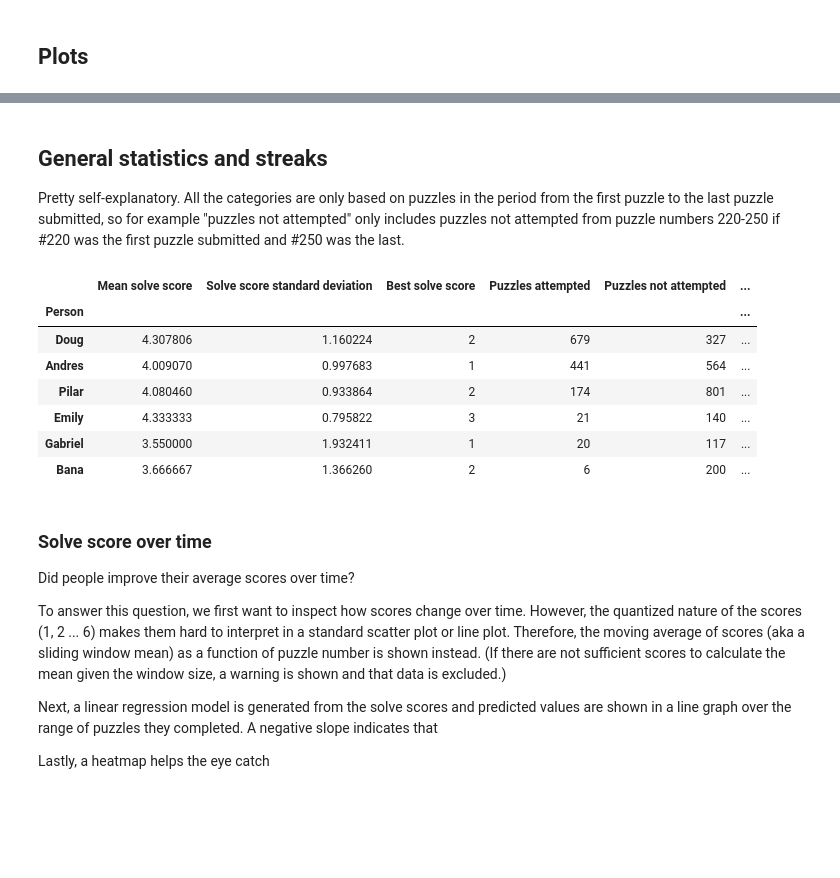
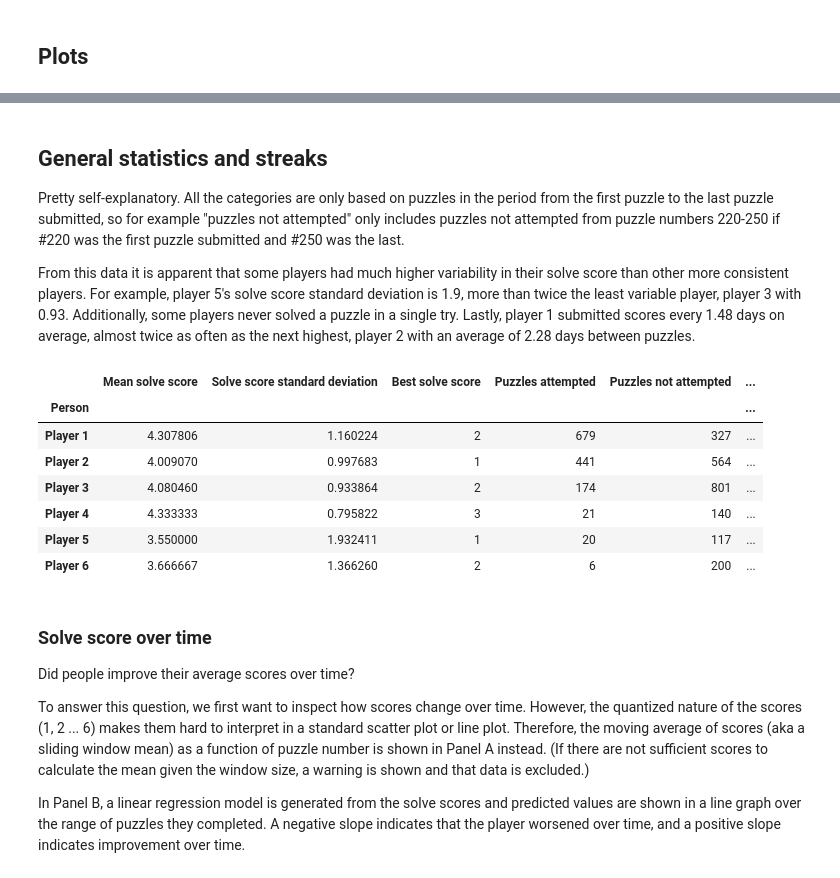
Before and after one commit to craneab/Wordle-Analyzer, a Jupyter notebook: Data Analysis.ipynb, the cells around one changed output, grey strips where cells are left out. Saved outputs shown, nothing was run; the diff lists cells and outputs as text; code cells hidden in the pictures; blank space fills up the shorter version.

```diff
--- a/Data Analysis.ipynb
+++ b/Data Analysis.ipynb
@@ -94,27 +97,27 @@ for i in range(len(ax)):
 ## General statistics and streaks
 
 Pretty self-explanatory. All the categories are only based on puzzles in the period from the first puzzle to the last puzzle submitted, so for example "puzzles not attempted" only includes puzzles not attempted from puzzle numbers 220-250 if #220 was the first puzzle submitted and #250 was the last.
+
+From this data it is apparent that some players had much higher variability in their solve score than other more consistent players. For example, player 5's solve score standard deviation is 1.9, more than twice the least variable player, player 3 with 0.93. Additionally, some players never solved a puzzle in a single try. Lastly, player 1 submitted scores every 1.48 days on average, almost twice as often as the next highest, player 2 with an average of 2.28 days between puzzles.
-# %%
-display(data.stats())
-# %% [output]
-|  | Mean solve score | Solve score standard deviation | Best solve score | Puzzles attempted | Puzzles not attempted | ... |
-| Person |  |  |  |  |  | ... |
-| Doug | 4.307806 | 1.160224 | 2 | 679 | 327 | ... |
-| Andres | 4.009070 | 0.997683 | 1 | 441 | 564 | ... |
-| Pilar | 4.080460 | 0.933864 | 2 | 174 | 801 | ... |
-| Emily | 4.333333 | 0.795822 | 3 | 21 | 140 | ... |
-| Gabriel | 3.550000 | 1.932411 | 1 | 20 | 117 | ... |
-| Bana | 3.666667 | 1.366260 | 2 | 6 | 200 | ... |
+# %%
+data.stats()
+# %% [output]
+|  | Mean solve score | Solve score standard deviation | Best solve score | Puzzles attempted | Puzzles not attempted | ... |
+| Person |  |  |  |  |  | ... |
+| Player 1 | 4.307806 | 1.160224 | 2 | 679 | 327 | ... |
+| Player 2 | 4.009070 | 0.997683 | 1 | 441 | 564 | ... |
+| Player 3 | 4.080460 | 0.933864 | 2 | 174 | 801 | ... |
+| Player 4 | 4.333333 | 0.795822 | 3 | 21 | 140 | ... |
+| Player 5 | 3.550000 | 1.932411 | 1 | 20 | 117 | ... |
+| Player 6 | 3.666667 | 1.366260 | 2 | 6 | 200 | ... |
 # %% [markdown]
 ### Solve score over time
 
 Did people improve their average scores over time?
 
-To answer this question, we first want to inspect how scores change over time. However, the quantized nature of the scores (1, 2 ... 6) makes them hard to interpret in a standard scatter plot or line plot. Therefore, the moving average of scores (aka a sliding window mean) as a function of puzzle number is shown instead. (If there are not sufficient scores to calculate the mean given the window size, a warning is shown and that data is excluded.)
+To answer this question, we first want to inspect how scores change over time. However, the quantized nature of the scores (1, 2 ... 6) makes them hard to interpret in a standard scatter plot or line plot. Therefore, the moving average of scores (aka a sliding window mean) as a function of puzzle number is shown in Panel A instead. (If there are not sufficient scores to calculate the mean given the window size, a warning is shown and that data is excluded.)
 
-Next, a linear regression model is generated from the solve scores and predicted values are shown in a line graph over the range of puzzles they completed. A negative slope indicates that
-
-Lastly, a heatmap helps the eye catch
+In Panel B, a linear regression model is generated from the solve scores and predicted values are shown in a line graph over the range of puzzles they completed. A negative slope indicates that the player worsened over time, and a positive slope indicates improvement over time.
 # %%
 # Set up pandas dataframe with rolling average
 df = data.rolling(20)
```
Also changed, not shown: parts of 18 cells of this notebook, 3 other files.
